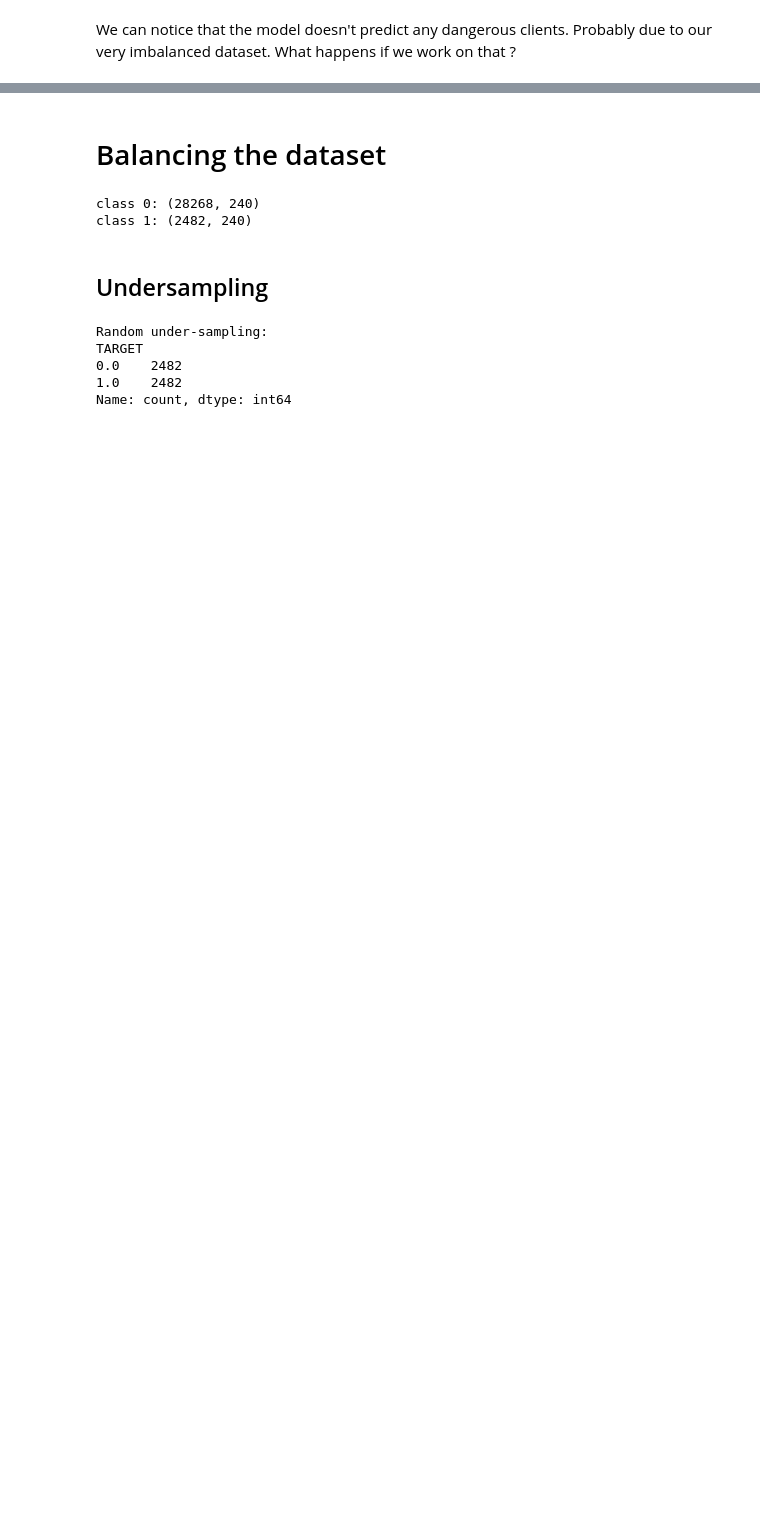
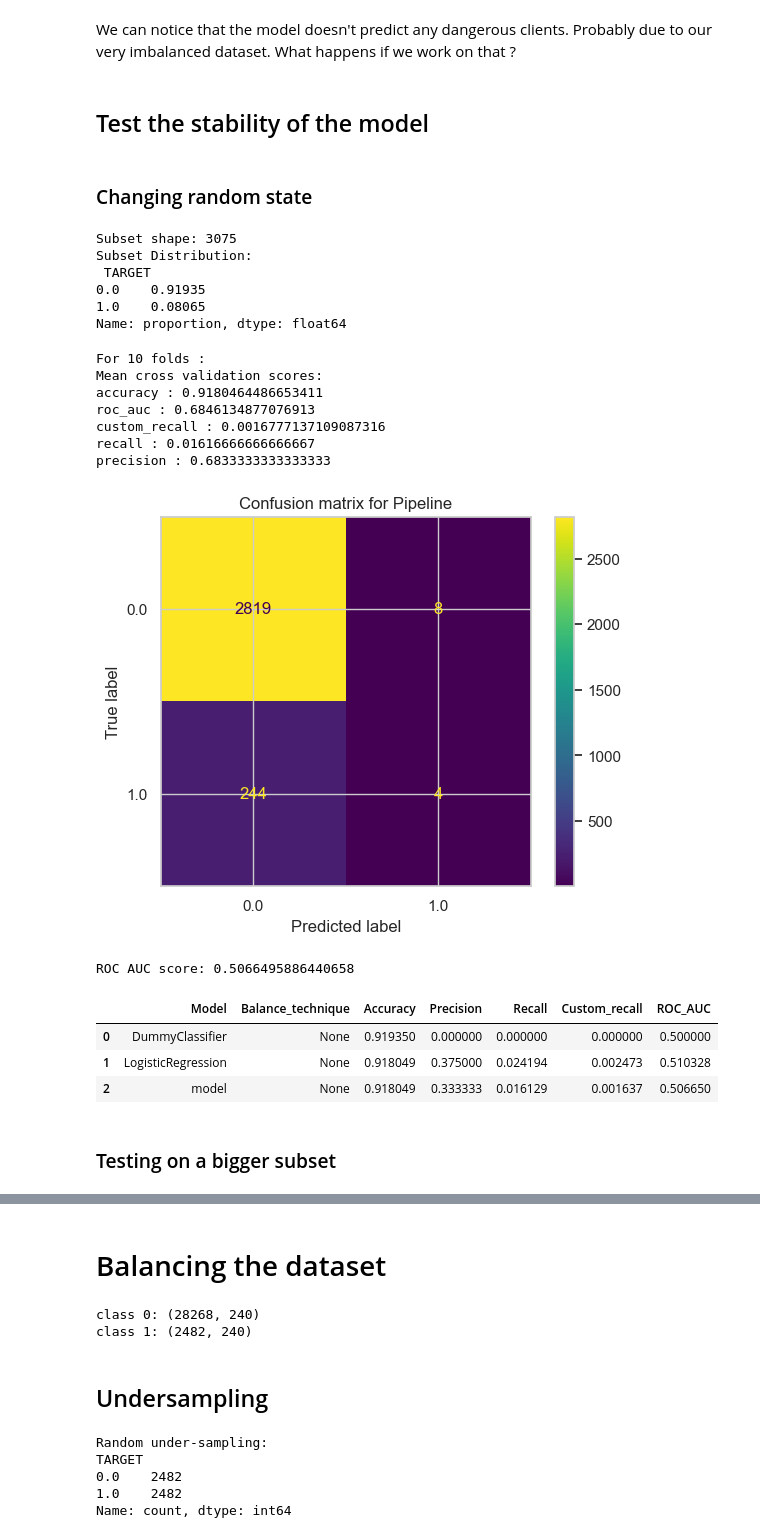
Before and after one commit to Laeti-dev/P4_Credit-Scoring-Model, a Jupyter notebook: ikusawa_laetitia_1_notebook_0824.ipynb, the cells around one changed output, grey strips where cells are left out. Cells and saved outputs as stored; diff of their text form; code cells hidden in the pictures; blank space fills up the shorter version.

```diff
--- a/ikusawa_laetitia_1_notebook_0824.ipynb
+++ b/ikusawa_laetitia_1_notebook_0824.ipynb
@@ -878,4 +950,0 @@ In the confusion matrix, none of data predicted were 0, so number of TP = 0 and
-# %%
-from sklearn.linear_model import LogisticRegression
-
-results = train_model(X_train, y_train, LogisticRegression(), results)
@@ -926,2 +951,49 @@ ROC AUC score: 0.5
 # %% [markdown]
 We can notice that the model doesn't predict any dangerous clients. Probably due to our very imbalanced dataset. What happens if we work on that ?
+# %% [markdown]
+## Test the stability of the model
+# %% [markdown]
+### Changing random state
+# %%
+# create a subset using stratified sampling to keep the same distribution
+subset_test, _ = train_test_split(
+    train, test_size=0.9, stratify=train["TARGET"], random_state=19
+)
+
+# Distribution in the subset
+subset_distribution = subset_test["TARGET"].value_counts(normalize=True)
+print(
+    f"\nSubset shape: {subset_test.shape[0]}\nSubset Distribution:\n",
+    subset_distribution,
+)
+
+X_train = subset_test.drop(columns=["TARGET"])
+y_train = subset_test["TARGET"]
+# %% [output]
+Subset shape: 3075
+Subset Distribution:
+ TARGET
+0.0    0.91935
+1.0    0.08065
+Name: proportion, dtype: float64
+# %%
+pipeline = Pipeline(steps=[("scaler", MinMaxScaler()), ("model", LogisticRegression())])
+results = train_model(X_train, y_train, pipeline, results)
+
+display(results)
+# %% [output]
+For 10 folds :
+Mean cross validation scores:
+accuracy : 0.9180464486653411
+roc_auc : 0.6846134877076913
+custom_recall : 0.0016777137109087316
+recall : 0.01616666666666667
+precision : 0.6833333333333333
+[figure, added]
+ROC AUC score: 0.5066495886440658
+|  | Model | Balance_technique | Accuracy | Precision | Recall | Custom_recall | ROC_AUC |
+| 0 | DummyClassifier | None | 0.919350 | 0.000000 | 0.000000 | 0.000000 | 0.500000 |
+| 1 | LogisticRegression | None | 0.918049 | 0.375000 | 0.024194 | 0.002473 | 0.510328 |
+| 2 | model | None | 0.918049 | 0.333333 | 0.016129 | 0.001637 | 0.506650 |
+# %% [markdown]
+### Testing on a bigger subset
```
Also changed, not shown: parts of 49 cells of this notebook.
